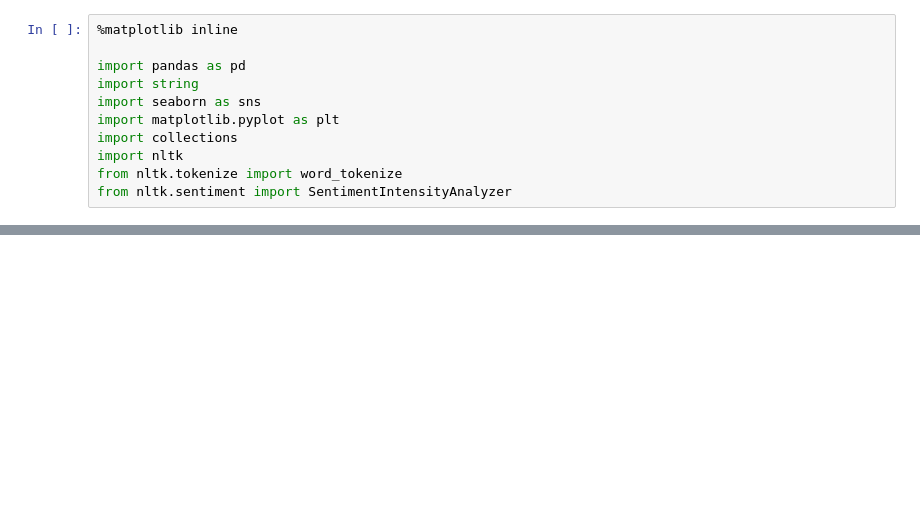
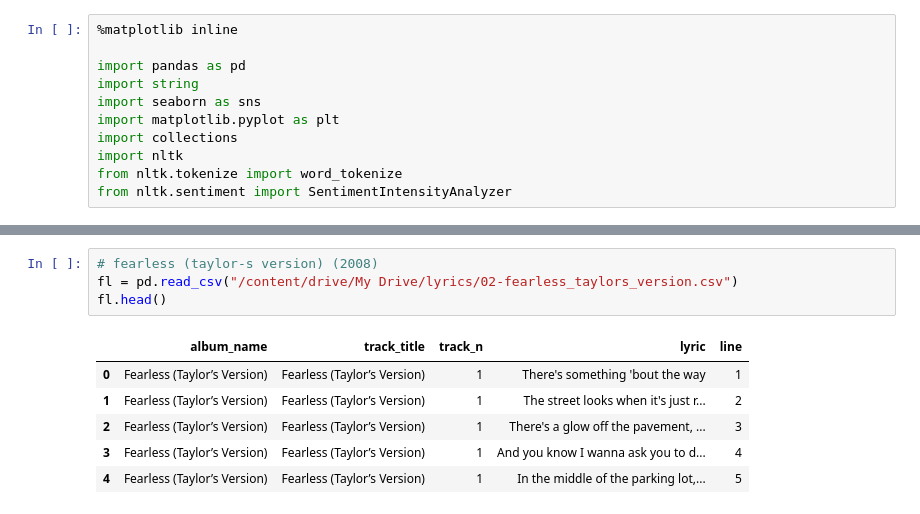
Before and after one commit to gardeniaestevam/analise-letras-taylor-swift, a Jupyter notebook: analise_letras_taylor_swift.ipynb, the cells around one changed output, grey strips where cells are left out. Saved outputs shown, nothing was run; the diff lists cells and outputs as text; blank space fills up the shorter version.

```diff
--- a/analise_letras_taylor_swift.ipynb
+++ b/analise_letras_taylor_swift.ipynb
@@ -41,0 +63,11 @@ Portanto, a base de dados não possui o Midnights, seu último trabalho, lançad
+# %%
+# fearless (taylor-s version) (2008)
+fl = pd.read_csv("/content/drive/My Drive/lyrics/02-fearless_taylors_version.csv")
+fl.head()
+# %% [output]
+|  | album_name | track_title | track_n | lyric | line |
+| 0 | Fearless (Taylor’s Version) | Fearless (Taylor’s Version) | 1 | There's something 'bout the way | 1 |
+| 1 | Fearless (Taylor’s Version) | Fearless (Taylor’s Version) | 1 | The street looks when it's just r... | 2 |
+| 2 | Fearless (Taylor’s Version) | Fearless (Taylor’s Version) | 1 | There's a glow off the pavement, ... | 3 |
+| 3 | Fearless (Taylor’s Version) | Fearless (Taylor’s Version) | 1 | And you know I wanna ask you to d... | 4 |
+| 4 | Fearless (Taylor’s Version) | Fearless (Taylor’s Version) | 1 | In the middle of the parking lot,... | 5 |
```
Also changed, not shown: parts of 6 cells of this notebook.
